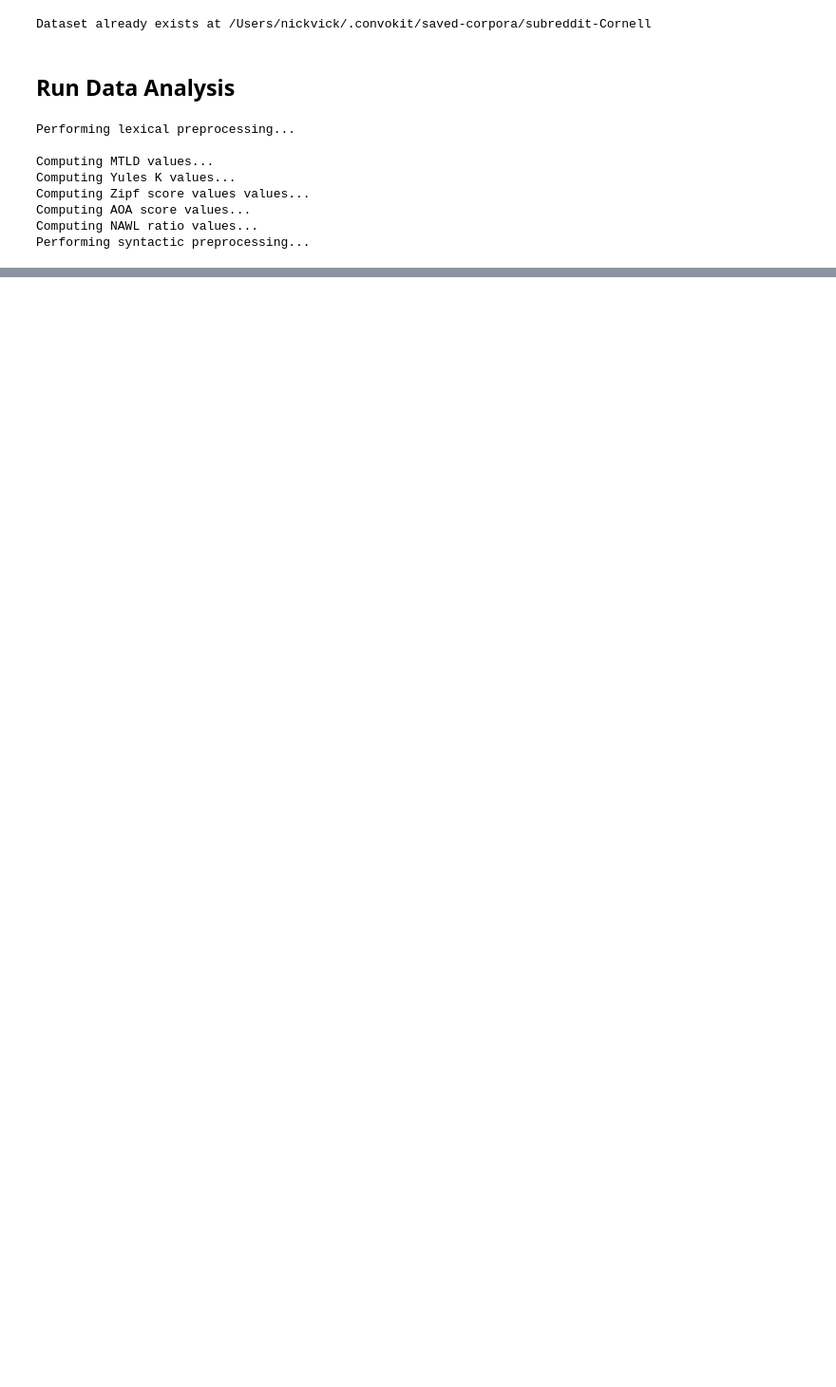
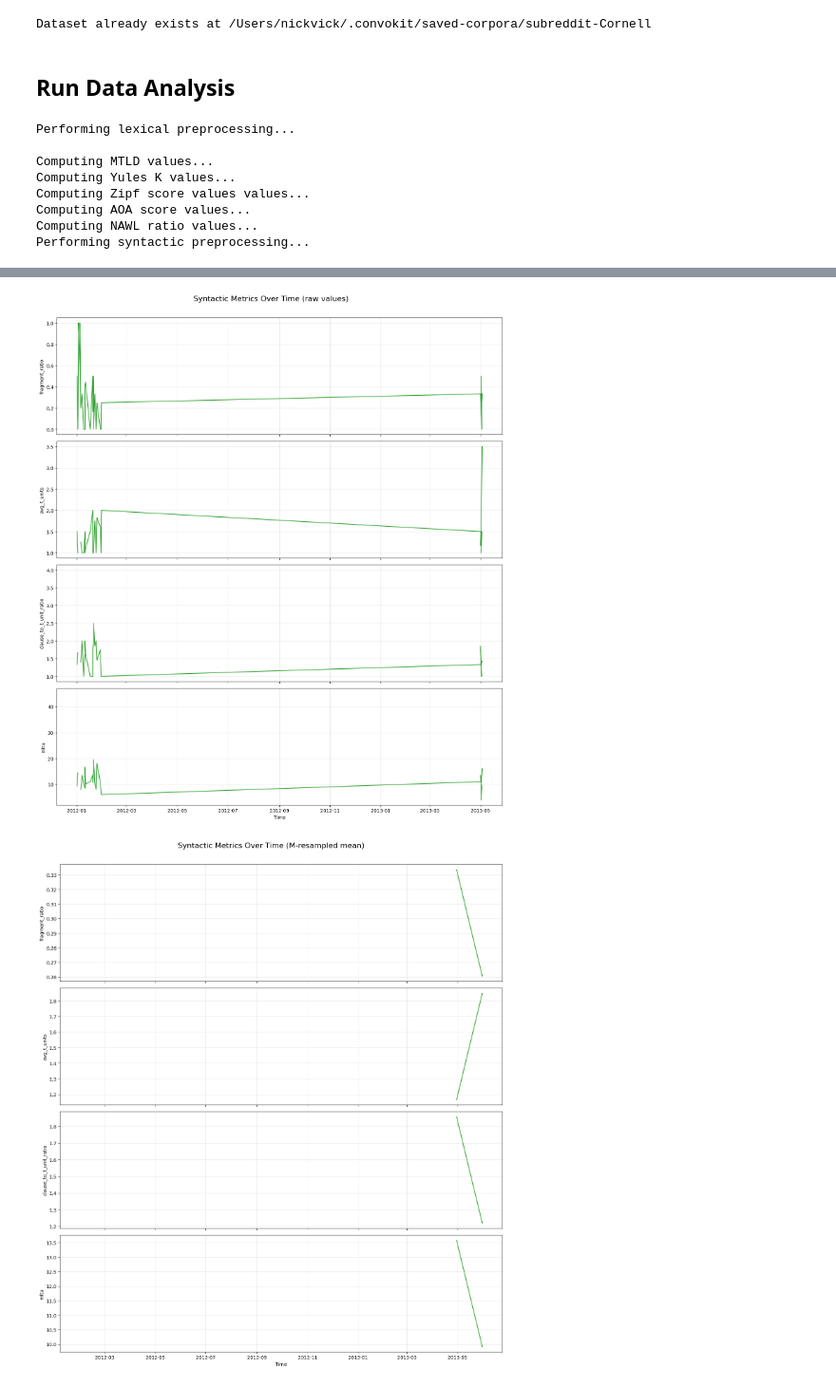
Before and after one commit to nickvick04/ORFE-Thesis, a Jupyter notebook: src/analysis.ipynb, the cells around one changed output, grey strips where cells are left out. Shown at 95% size. Saved outputs shown, nothing was run; the diff lists cells and outputs as text; code cells hidden in the pictures; blank space fills up the shorter version.

```diff
--- a/src/analysis.ipynb
+++ b/src/analysis.ipynb
@@ -77,0 +57,6 @@ plot_syntactic_metrics(df, resample_freq='W')
+# %%
+plot_syntactic_metrics(df)
+plot_syntactic_metrics(df, resample_freq='M')
+# %% [output]
+[figure, added]
+[figure, added]
```
Also changed, not shown: parts of 6 cells of this notebook.
